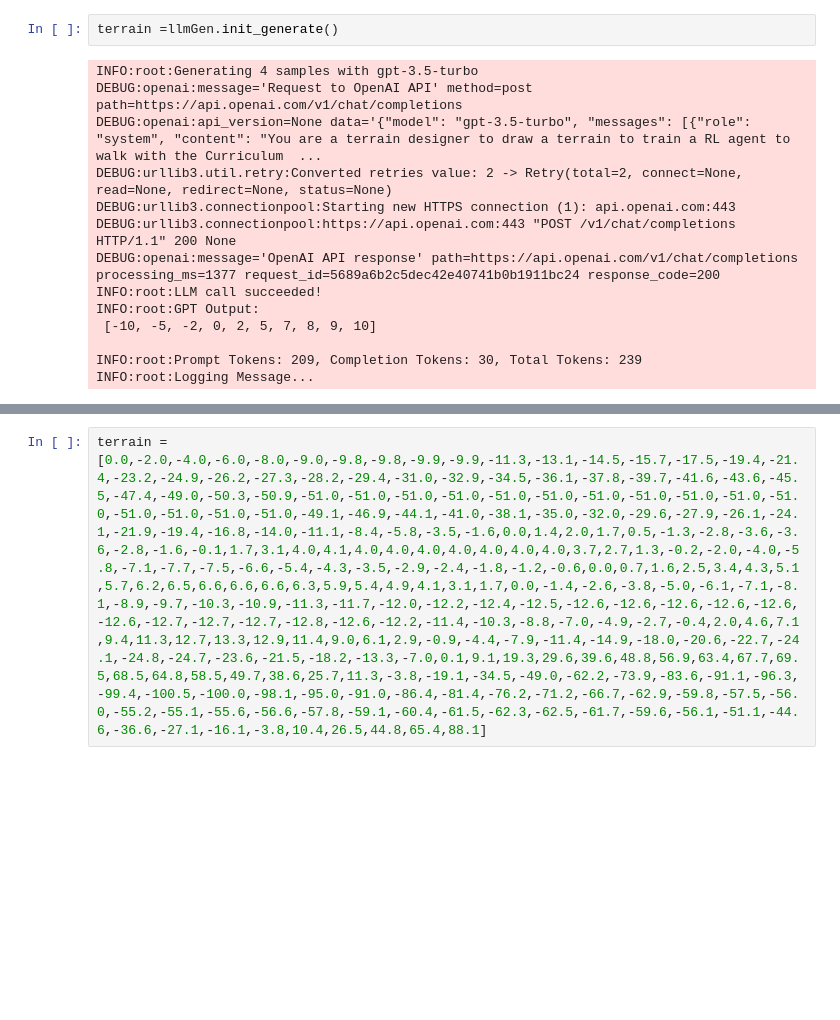
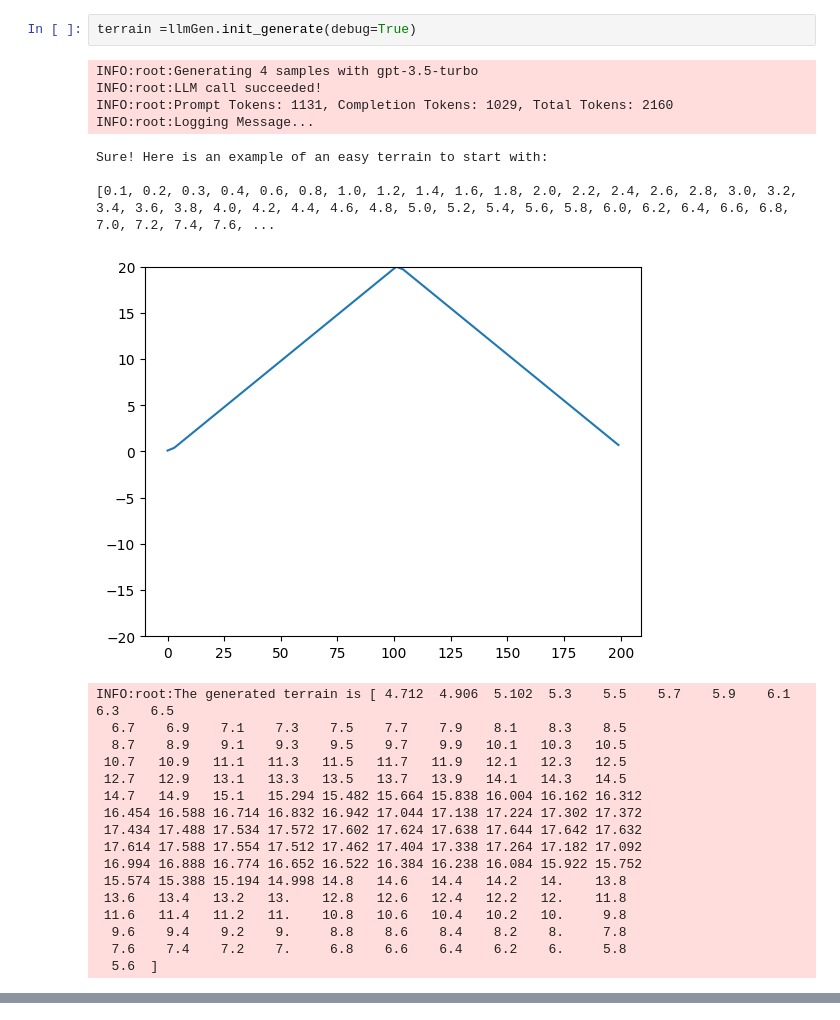
Before and after one commit to hansungkim98122/285_project, a Jupyter notebook: TeachMyAgent_modified/LLM/TerrainGen.ipynb, the cells around one changed output, grey strips where cells are left out. Drawn from its saved outputs; the diff is of its cells as text; blank space fills up the shorter version.

```diff
--- a/TeachMyAgent_modified/LLM/TerrainGen.ipynb
+++ b/TeachMyAgent_modified/LLM/TerrainGen.ipynb
@@ -224,16 +271,27 @@ INFO:__main__:LLMTerrianGenerator initialized
 # %%
-terrain =llmGen.init_generate()
+terrain =llmGen.init_generate(debug=True)
 # %% [output]
 INFO:root:Generating 4 samples with gpt-3.5-turbo
-DEBUG:openai:message='Request to OpenAI API' method=post path=https://api.openai.com/v1/chat/completions
-DEBUG:openai:api_version=None data='{"model": "gpt-3.5-turbo", "messages": [{"role": "system", "content": "You are a terrain designer to draw a terrain to train a RL agent to walk with the Curriculum  ...
-DEBUG:urllib3.util.retry:Converted retries value: 2 -> Retry(total=2, connect=None, read=None, redirect=None, status=None)
-DEBUG:urllib3.connectionpool:Starting new HTTPS connection (1): api.openai.com:443
-DEBUG:urllib3.connectionpool:https://api.openai.com:443 "POST /v1/chat/completions HTTP/1.1" 200 None
-DEBUG:openai:message='OpenAI API response' path=https://api.openai.com/v1/chat/completions processing_ms=1377 request_id=5689a6b2c5dec42e40741b0b1911bc24 response_code=200
 INFO:root:LLM call succeeded!
-INFO:root:GPT Output:
- [-10, -5, -2, 0, 2, 5, 7, 8, 9, 10]
-
-INFO:root:Prompt Tokens: 209, Completion Tokens: 30, Total Tokens: 239
+INFO:root:Prompt Tokens: 1131, Completion Tokens: 1029, Total Tokens: 2160
 INFO:root:Logging Message...
+Sure! Here is an example of an easy terrain to start with:
+
+[0.1, 0.2, 0.3, 0.4, 0.6, 0.8, 1.0, 1.2, 1.4, 1.6, 1.8, 2.0, 2.2, 2.4, 2.6, 2.8, 3.0, 3.2, 3.4, 3.6, 3.8, 4.0, 4.2, 4.4, 4.6, 4.8, 5.0, 5.2, 5.4, 5.6, 5.8, 6.0, 6.2, 6.4, 6.6, 6.8, 7.0, 7.2, 7.4, 7.6, ...
+[figure, added]
+INFO:root:The generated terrain is [ 4.712  4.906  5.102  5.3    5.5    5.7    5.9    6.1    6.3    6.5
+  6.7    6.9    7.1    7.3    7.5    7.7    7.9    8.1    8.3    8.5
+  8.7    8.9    9.1    9.3    9.5    9.7    9.9   10.1   10.3   10.5
+ 10.7   10.9   11.1   11.3   11.5   11.7   11.9   12.1   12.3   12.5
+ 12.7   12.9   13.1   13.3   13.5   13.7   13.9   14.1   14.3   14.5
+ 14.7   14.9   15.1   15.294 15.482 15.664 15.838 16.004 16.162 16.312
+ 16.454 16.588 16.714 16.832 16.942 17.044 17.138 17.224 17.302 17.372
+ 17.434 17.488 17.534 17.572 17.602 17.624 17.638 17.644 17.642 17.632
+ 17.614 17.588 17.554 17.512 17.462 17.404 17.338 17.264 17.182 17.092
+ 16.994 16.888 16.774 16.652 16.522 16.384 16.238 16.084 15.922 15.752
+ 15.574 15.388 15.194 14.998 14.8   14.6   14.4   14.2   14.    13.8
+ 13.6   13.4   13.2   13.    12.8   12.6   12.4   12.2   12.    11.8
+ 11.6   11.4   11.2   11.    10.8   10.6   10.4   10.2   10.     9.8
+  9.6    9.4    9.2    9.     8.8    8.6    8.4    8.2    8.     7.8
+  7.6    7.4    7.2    7.     6.8    6.6    6.4    6.2    6.     5.8
+  5.6  ]
@@ -240,2 +298,0 @@ INFO:root:Logging Message...
-# %%
-terrain = [0.0,-2.0,-4.0,-6.0,-8.0,-9.0,-9.8,-9.8,-9.9,-9.9,-11.3,-13.1,-14.5,-15.7,-17.5,-19.4,-21.4,-23.2,-24.9,-26.2,-27.3,-28.2,-29.4,-31.0,-32.9,-34.5,-36.1,-37.8,-39.7,-41.6,-43.6,-45.5,-47.4,-49.0,-50.3,-50.9,-51.0,-51.0,-51.0,-51.0,-51.0,-51.0,-51.0,-51.0,-51.0,-51.0,-51.0,-51.0,-51.0,-51.0,-51.0,-49.1,-46.9,-44.1,-41.0,-38.1,-35.0,-32.0,-29.6,-27.9,-26.1,-24.1,-21.9,-19.4,-16.8,-14.0,-11.1,-8.4,-5.8,-3.5,-1.6,0.0,1.4,2.0,1.7,0.5,-1.3,-2.8,-3.6,-3.6,-2.8,-1.6,-0.1,1.7,3.1,4.0,4.1,4.0,4.0,4.0,4.0,4.0,4.0,4.0,3.7,2.7,1.3,-0.2,-2.0,-4.0,-5.8,-7.1,-7.7,-7.5,-6.6,-5.4,-4.3,-3.5,-2.9,-2.4,-1.8,-1.2,-0.6,0.0,0.7,1.6,2.5,3.4,4.3,5.1,5.7,6.2,6.5,6.6,6.6,6.6,6.3,5.9,5.4,4.9,4.1,3.1,1.7,0.0,-1.4,-2.6,-3.8,-5.0,-6.1,-7.1,-8.1,-8.9,-9.7,-10.3,-10.9,-11.3,-11.7,-12.0,-12.2,-12.4,-12.5,-12.6,-12.6,-12.6,-12.6,-12.6,-12.6,-12.7,-12.7,-12.7,-12.8,-12.6,-12.2,-11.4,-10.3,-8.8,-7.0,-4.9,-2.7,-0.4,2.0,4.6,7.1,9.4,11.3,12.7,13.3,12.9,11.4,9.0,6.1,2.9,-0.9,-4.4,-7.9,-11.4,-14.9,-18.0,-20.6,-22.7,-24.1,-24.8,-24.7,-23.6,-21.5,-18.2,-13.3,-7.0,0.1,9.1,19.3,29.6,39.6,48.8,56.9,63.4,67.7,69.5,68.5,64.8,58.5,49.7,38.6,25.7,11.3,-3.8,-19.1,-34.5,-49.0,-62.2,-73.9,-83.6,-91.1,-96.3,-99.4,-100.5,-100.0,-98.1,-95.0,-91.0,-86.4,-81.4,-76.2,-71.2,-66.7,-62.9,-59.8,-57.5,-56.0,-55.2,-55.1,-55.6,-56.6,-57.8,-59.1,-60.4,-61.5,-62.3,-62.5,-61.7,-59.6,-56.1,-51.1,-44.6,-36.6,-27.1,-16.1,-3.8,10.4,26.5,44.8,65.4,88.1]
```
Also changed, not shown: parts of 8 cells of this notebook, 4 other files.
